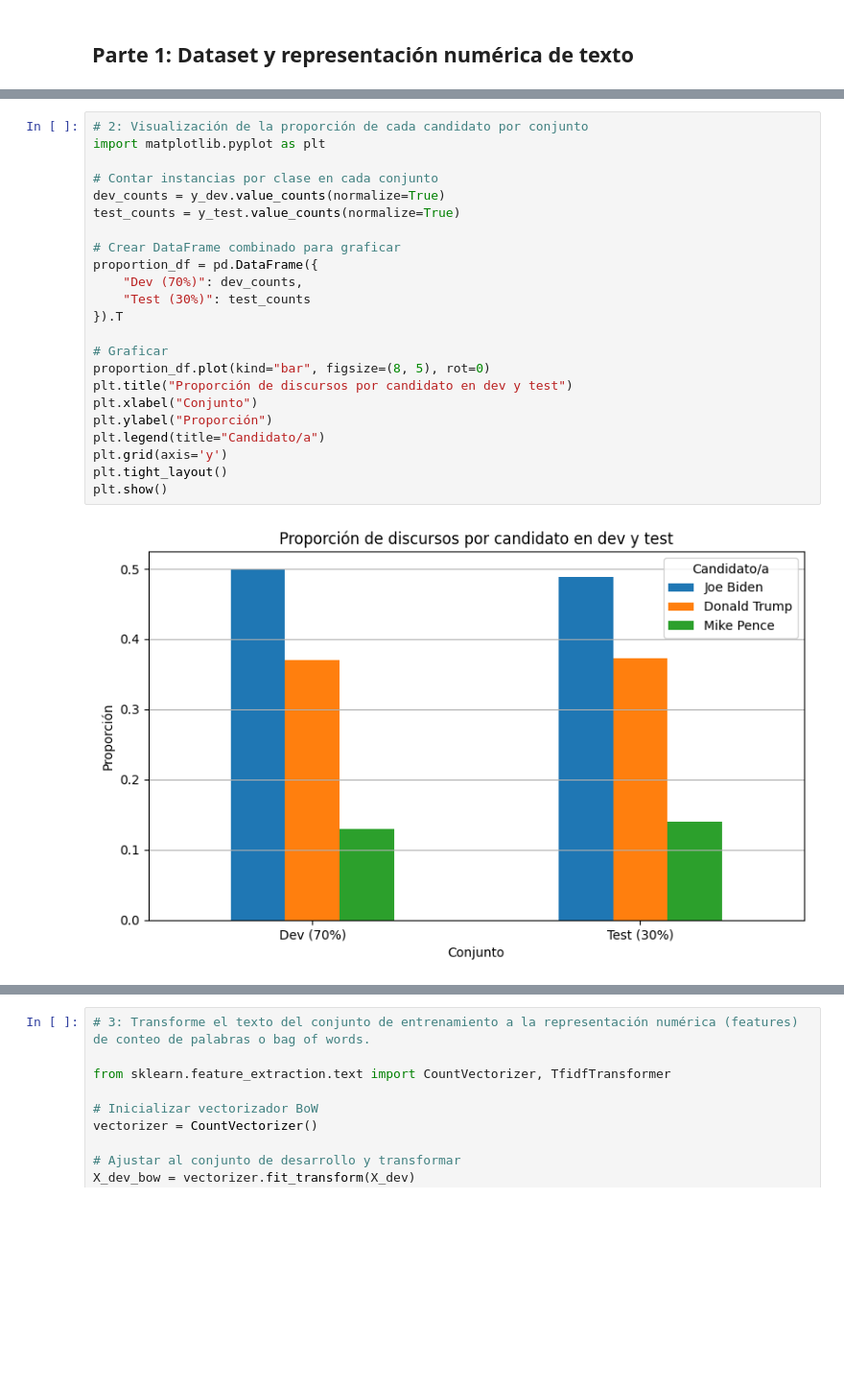
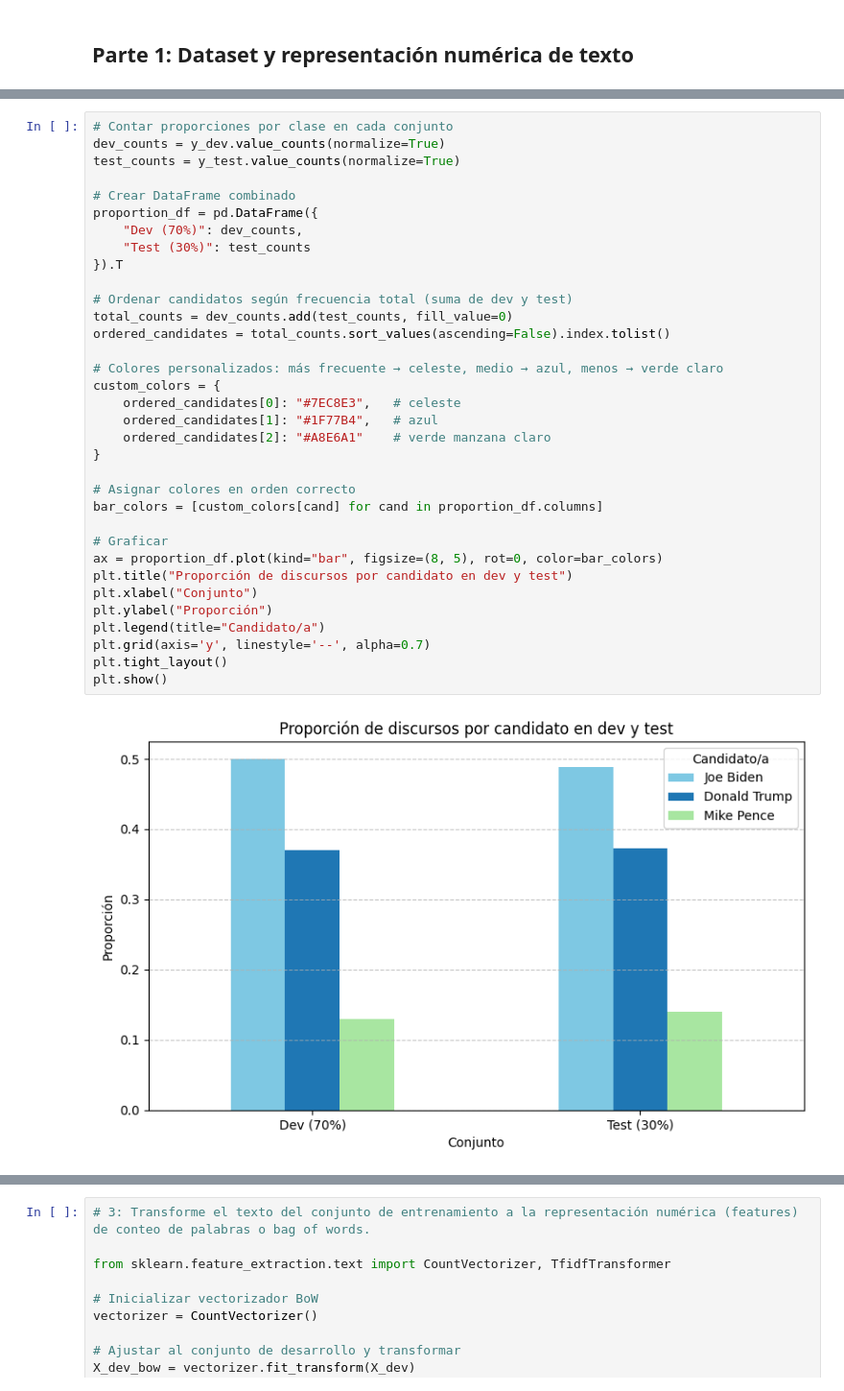
Before and after one commit to Jonathanrr98/ICD-Tarea2, a Jupyter notebook: us2020_propuesta_estudiantes.ipynb, the cells around one changed output, grey strips where cells are left out. Shown at 96% size. Cells and saved outputs as stored; diff of their text form; blank space fills up the shorter version.

Commit message:
actualice las graficas para que tuvieran el mismo estilo y esten prontas para el informe

```diff
--- a/us2020_propuesta_estudiantes.ipynb
+++ b/us2020_propuesta_estudiantes.ipynb
@@ -196,25 +257,36 @@ Tamaño conjunto de prueba (test): 43
 # %%
-# 2: Visualización de la proporción de cada candidato por conjunto
-import matplotlib.pyplot as plt
-
-# Contar instancias por clase en cada conjunto
+# Contar proporciones por clase en cada conjunto
 dev_counts = y_dev.value_counts(normalize=True)
 test_counts = y_test.value_counts(normalize=True)
 
-# Crear DataFrame combinado para graficar
+# Crear DataFrame combinado
 proportion_df = pd.DataFrame({
     "Dev (70%)": dev_counts,
     "Test (30%)": test_counts
 }).T
 
+# Ordenar candidatos según frecuencia total (suma de dev y test)
+total_counts = dev_counts.add(test_counts, fill_value=0)
+ordered_candidates = total_counts.sort_values(ascending=False).index.tolist()
+
+# Colores personalizados: más frecuente → celeste, medio → azul, menos → verde claro
+custom_colors = {
+    ordered_candidates[0]: "#7EC8E3",   # celeste
+    ordered_candidates[1]: "#1F77B4",   # azul
+    ordered_candidates[2]: "#A8E6A1"    # verde manzana claro
+}
+
+# Asignar colores en orden correcto
+bar_colors = [custom_colors[cand] for cand in proportion_df.columns]
+
 # Graficar
-proportion_df.plot(kind="bar", figsize=(8, 5), rot=0)
+ax = proportion_df.plot(kind="bar", figsize=(8, 5), rot=0, color=bar_colors)
 plt.title("Proporción de discursos por candidato en dev y test")
 plt.xlabel("Conjunto")
 plt.ylabel("Proporción")
 plt.legend(title="Candidato/a")
-plt.grid(axis='y')
+plt.grid(axis='y', linestyle='--', alpha=0.7)
 plt.tight_layout()
 plt.show()
 # %% [output]
-[figure, old version]
+[figure, new version]
```
Also changed, not shown: parts of 9 cells of this notebook.
